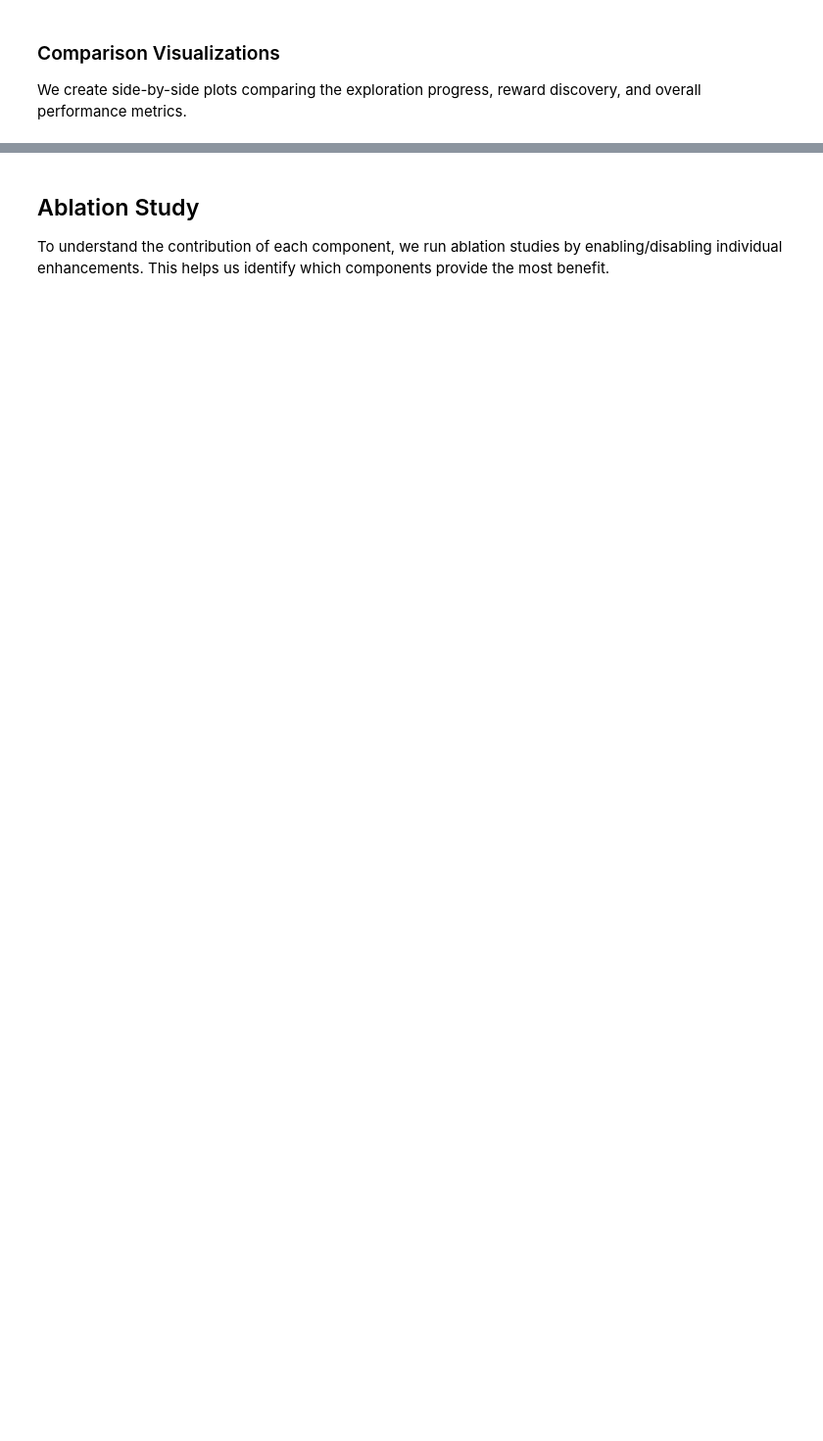
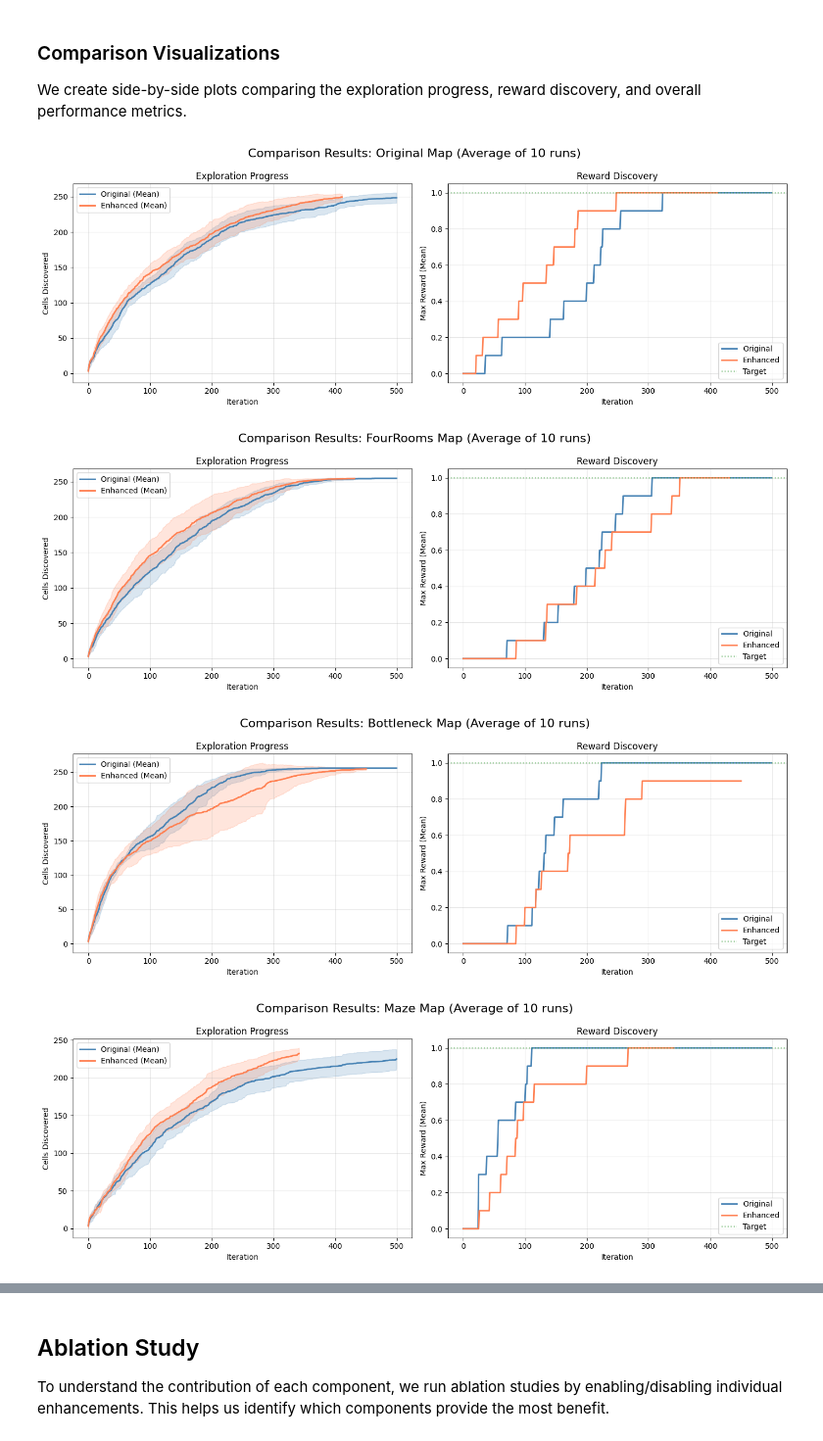
Before and after one commit to anthonyvnguyen/go-explore-mv, a Jupyter notebook: go_explore_enhanced.ipynb, the cells around one changed output, grey strips where cells are left out. Shown at 98% size. Cells and saved outputs as stored; diff of their text form; code cells hidden in the pictures; blank space fills up the shorter version.

Commit message:
added in random seeds and averging of runs

```diff
--- a/go_explore_enhanced.ipynb
+++ b/go_explore_enhanced.ipynb
@@ -1069,0 +1124,78 @@ if history_orig['solved_iteration'] and history_enh['solved_iteration']:
+# %%
+# Comprehensive Visualization: Mean ± Std
+for map_name, res in results_comparison.items():
+    fig, axes = plt.subplots(1, 2, figsize=(14, 5))
+    fig.suptitle(f'Comparison Results: {map_name} Map (Average of {NUM_SEEDS} runs)', fontsize=16)
+
+    # Plot 1: Exploration Progress (Mean + Std)
+    for algo, color in [('Original', 'steelblue'), ('Enhanced', 'coral')]:
+        runs = res[algo]
+        # Collect all history curves
+        all_cells = []
+        min_len = min(len(r['history']['cells_discovered']) for r in runs)
+        for r in runs:
+            all_cells.append(r['history']['cells_discovered'][:min_len])
+
+        mean_cells = np.mean(all_cells, axis=0)
+        std_cells = np.std(all_cells, axis=0)
+        iterations = range(min_len)
+
+        axes[0].plot(iterations, mean_cells, label=f'{algo} (Mean)', color=color, linewidth=2)
+        axes[0].fill_between(iterations, mean_cells - std_cells, mean_cells + std_cells,
+                             color=color, alpha=0.2)
+
+    axes[0].set_xlabel('Iteration')
+    axes[0].set_ylabel('Cells Discovered')
+    axes[0].set_title('Exploration Progress')
+    axes[0].legend()
+    axes[0].grid(True, alpha=0.3)
+
+    # Plot 2: Max Reward
+    for algo, color in [('Original', 'steelblue'), ('Enhanced', 'coral')]:
+        runs = res[algo]
+        all_rewards = []
+        min_len = min(len(r['history']['max_reward']) for r in runs)
+        for r in runs:
+            all_rewards.append(r['history']['max_reward'][:min_len])
+
+        mean_rewards = np.mean(all_rewards, axis=0)
+        iterations = range(min_len)
+        axes[1].plot(iterations, mean_rewards, label=f'{algo}', color=color, linewidth=2)
+
+    axes[1].axhline(y=1.0, color='green', linestyle=':', alpha=0.5, label='Target')
+    axes[1].set_xlabel('Iteration')
+    axes[1].set_ylabel('Max Reward (Mean)')
+    axes[1].set_title('Reward Discovery')
+    axes[1].legend()
+    axes[1].grid(True, alpha=0.3)
+
+    plt.tight_layout()
+    plt.subplots_adjust(top=0.85)
+    plt.show()
+
+# Summary Table with Statistics
+print("\n" + "="*100)
+print(f"{'Map':<12} | {'Algorithm':<10} | {'Success %':<10} | {'Solved Iter (Mean±Std)':<24} | {'Final Cells (Mean±Std)':<24}")
+print("-" * 100)
+
+for map_name, res in results_comparison.items():
+    for algo in ['Original', 'Enhanced']:
+        runs = res[algo]
+        solved_iters = [r['history']['solved_iteration'] for r in runs if r['history']['solved_iteration'] is not None]
+        success_rate = (len(solved_iters) / NUM_SEEDS) * 100
+
+        if solved_iters:
+            solved_str = f"{np.mean(solved_iters):.1f} ± {np.std(solved_iters):.1f}"
+        else:
+            solved_str = "N/A"
+
+        final_cells = [r['final_cells'] for r in runs]
+        cells_str = f"{np.mean(final_cells):.1f} ± {np.std(final_cells):.1f}"
+
+        print(f"{map_name:<12} | {algo:<10} | {success_rate:<10.1f} | {solved_str:<24} | {cells_str:<24}")
+    print("-" * 100)
+# %% [output]
+[figure, added]
+[figure, added]
+[figure, added]
+[figure, added]
```
Also changed, not shown: parts of 20 cells of this notebook, 1 other file.
